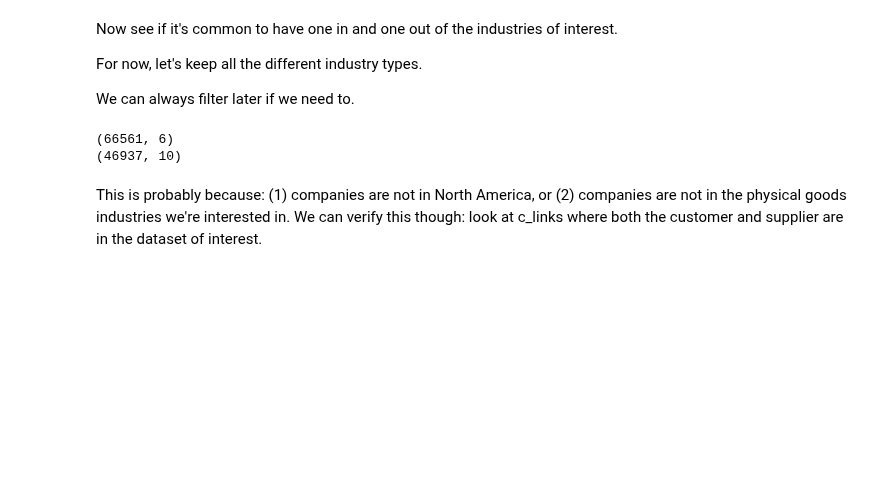
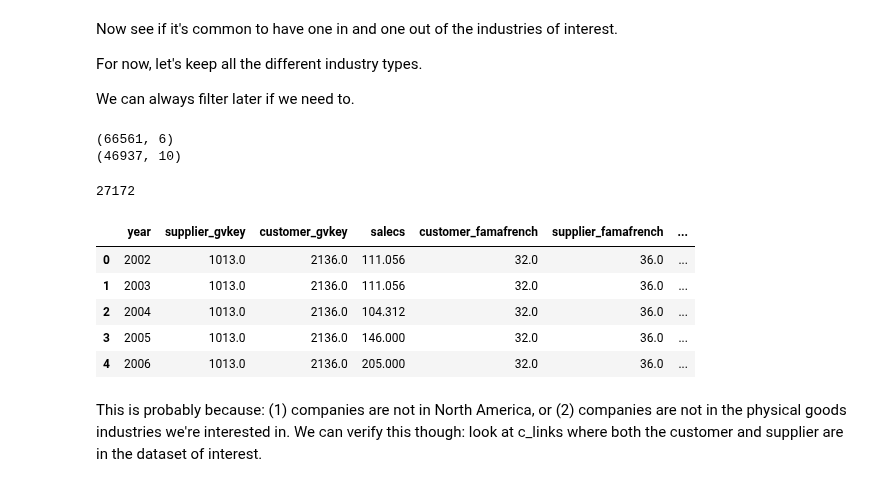
Before and after one commit to brianreed21/extremes, a Jupyter notebook: extremesCleaningCode/linkingExecute.ipynb, the cells around one changed output. Cells and saved outputs as stored; diff of their text form; code cells hidden in the pictures; blank space fills up the shorter version.

```diff
--- a/extremesCleaningCode/linkingExecute.ipynb
+++ b/extremesCleaningCode/linkingExecute.ipynb
@@ -785,6 +1175,19 @@ c_linksMerge2.to_csv("../../data/companyData/clinks_IG_selected.csv")
 # %% [output]
 (66561, 6)
 (46937, 10)
+# %%
+sum(c_linksMerge2.year > 2009)
+# %% [output]
+27172
+# %%
+c_linksMerge2.head()
+# %% [output]
+|  | year | supplier_gvkey | customer_gvkey | salecs | customer_famafrench | supplier_famafrench | ... |
+| 0 | 2002 | 1013.0 | 2136.0 | 111.056 | 32.0 | 36.0 | ... |
+| 1 | 2003 | 1013.0 | 2136.0 | 111.056 | 32.0 | 36.0 | ... |
+| 2 | 2004 | 1013.0 | 2136.0 | 104.312 | 32.0 | 36.0 | ... |
+| 3 | 2005 | 1013.0 | 2136.0 | 146.000 | 32.0 | 36.0 | ... |
+| 4 | 2006 | 1013.0 | 2136.0 | 205.000 | 32.0 | 36.0 | ... |
 # %% [markdown]
 This is probably because: (1) companies are not in North America, or (2) companies are not in the physical goods industries we're interested in. We can verify this though: look at c_links where both the customer and supplier are in the dataset of interest.
 # %%
```
Also changed, not shown: parts of 83 cells of this notebook, 2 other files.
